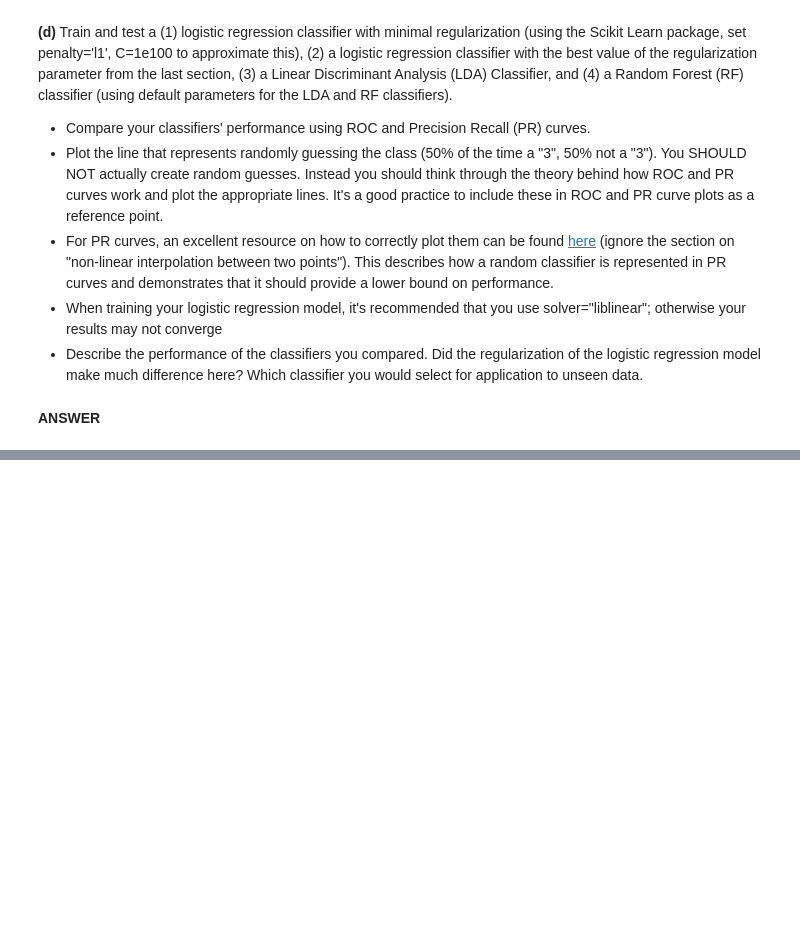
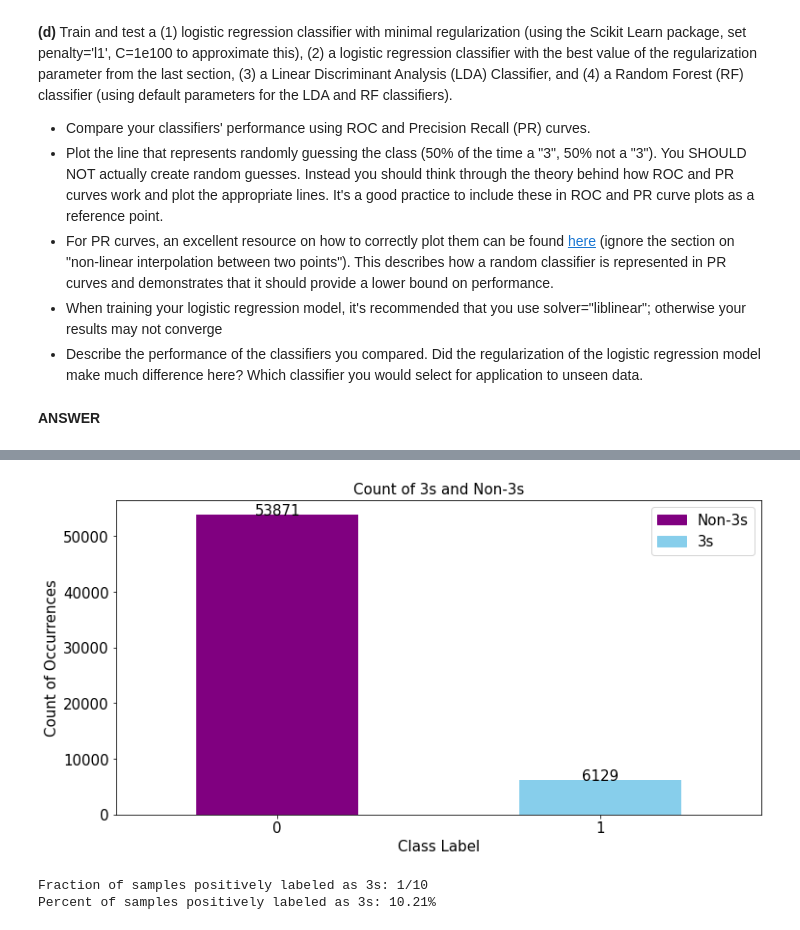
Before and after one commit to sdonatileach/Machine-Learning, a Jupyter notebook: Assignment_3.ipynb, the cells around one changed output, grey strips where cells are left out. Cells and saved outputs as stored; diff of their text form; code cells hidden in the pictures; blank space fills up the shorter version.

```diff
--- a/Assignment_3.ipynb
+++ b/Assignment_3.ipynb
@@ -307,0 +411,6 @@ class Logistic_regression:
+# %%
+from sklearn.linear_model import LogisticRegression
+skmodel = LogisticRegression()
+skmodel.fit(X_train, y_train)
+print(skmodel.coef_)
+print(skmodel.intercept_)
@@ -393,0 +551,34 @@ else:
+# %%
+y_train_df = pd.DataFrame(y_train)
+y_train_df[0] = y_train_df[0].astype('category')
+# %%
+fig, ax = plt.subplots()
+
+y_train_df[0].value_counts().plot(
+    kind='bar'
+    , figsize=(12,6), fontsize=15, color=['purple','skyblue']
+    , rot=0)
+plt.title('Count of 3s and Non-3s', fontsize=15)
+plt.xlabel("Class Label", fontsize=15)
+plt.ylabel("Count of Occurrences", fontsize=15)
+
+values = [y_train_df[0].value_counts()[0], y_train_df[0].value_counts()[1]]
+for index, data in enumerate(values):
+    plt.text(x=index , y =data, s=data , horizontalalignment='center', fontsize=15)
+
+colors = {'Non-3s':'purple', '3s':'skyblue'}
+labels = list(colors.keys())
+handles = [plt.Rectangle((0,0),1,1, color=colors[label]) for label in labels]
+plt.legend(handles, labels, loc='upper right', fontsize=15)
+plt.show()
+# %% [output]
+[figure, added]
+# %%
+fraction_3s = y_train_df[0].value_counts()[1] / (y_train_df[0].value_counts()[0] + y_train_df[0].value_counts()[1])*10
+percent_3s = y_train_df[0].value_counts()[1] / (y_train_df[0].value_counts()[0] + y_train_df[0].value_counts()[1])*100
+
+print('Fraction of samples positively labeled as 3s: {:.0f}/10'.format(fraction_3s))
+print('Percent of samples positively labeled as 3s: {:.02f}%'.format(percent_3s))
+# %% [output]
+Fraction of samples positively labeled as 3s: 1/10
+Percent of samples positively labeled as 3s: 10.21%
```
Also changed, not shown: parts of 34 cells of this notebook.
